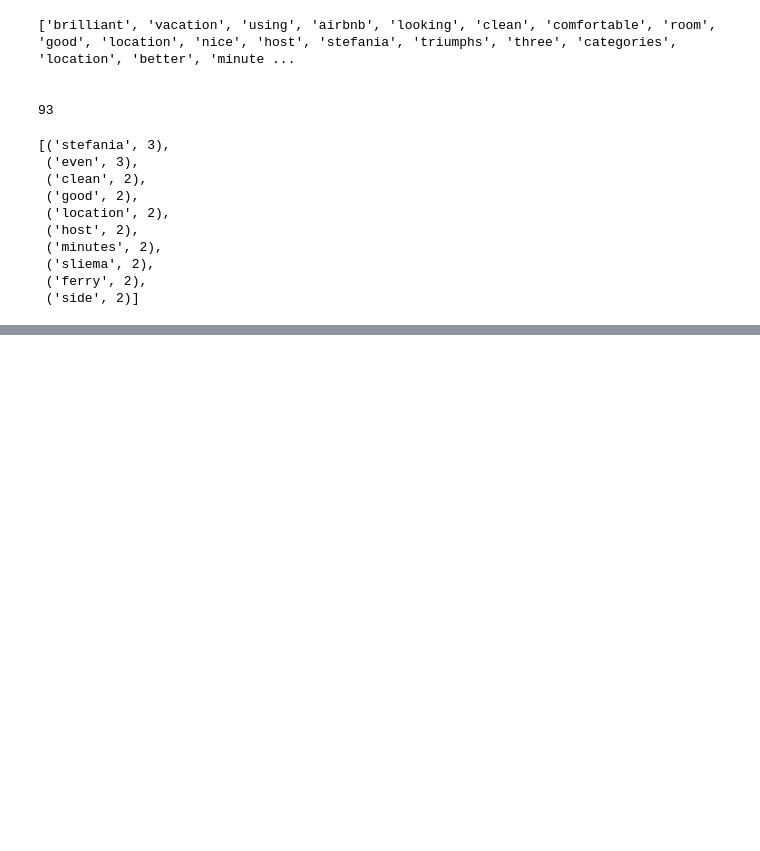
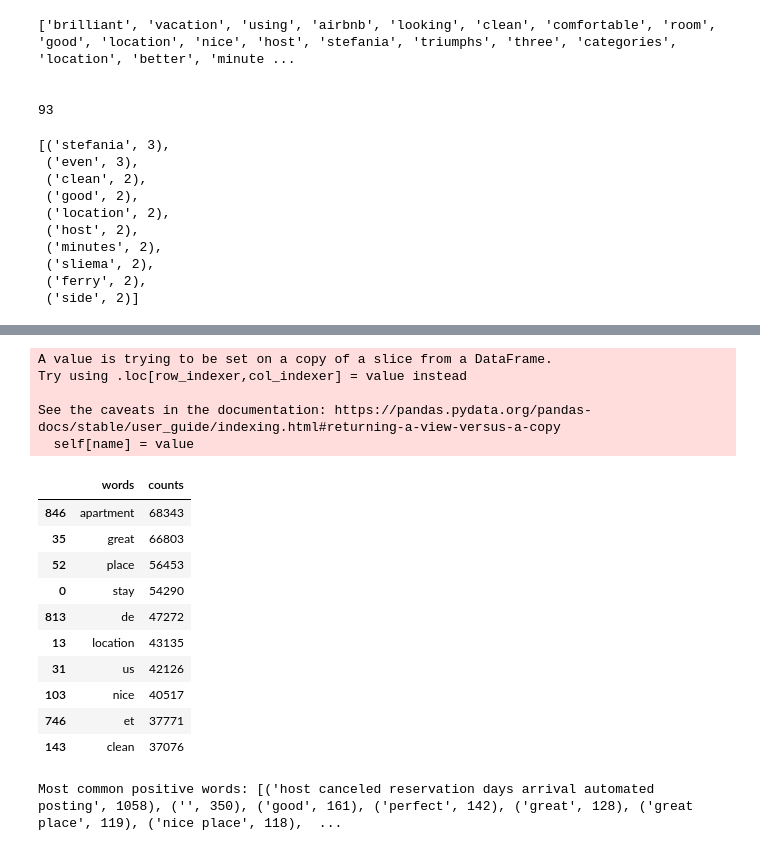
Before and after one commit to dianaionascu15/airbnb-nlp, a Jupyter notebook: airbnb_nlp.ipynb, the cells around one changed output, grey strips where cells are left out. Saved outputs shown, nothing was run; the diff lists cells and outputs as text; code cells hidden in the pictures; blank space fills up the shorter version.

Commit message:
comments analysis

```diff
--- a/airbnb_nlp.ipynb
+++ b/airbnb_nlp.ipynb
@@ -397,3 +408,8 @@ Try using .loc[row_indexer,col_indexer] = value instead
 
 See the caveats in the documentation: https://pandas.pydata.org/pandas-docs/stable/user_guide/indexing.html#returning-a-view-versus-a-copy
   reviews['comments'] = reviews['comments'].str.replace('\d+', '')
+# %%
+## Use nltk library to remove unecessary information
+stopwords = stopwords.words["english"]
+reviews.comments = reviews.comments.apply(lambda x: " ".join([i for i in x.split()
+                                            if i not in (stopwords)]))
@@ -399,0 +418,3 @@ See the caveats in the documentation: https://pandas.pydata.org/pandas-docs/stab
+# %%
+## 4. Remove punctuation (regex method)
+reviews.comments = reviews.comments.str.replace("[^\w\s]", "")
@@ -399,0 +427,3 @@ See the caveats in the documentation: https://pandas.pydata.org/pandas-docs/stab
+# %%
+reviews['comments'] = reviews['comments'].apply(lambda x: " ".join([i for i in x.split()
+                                                      if i not in (stopwords)]))
@@ -399,0 +455,40 @@ See the caveats in the documentation: https://pandas.pydata.org/pandas-docs/stab
+# %%
+## 5. Replace double spaces with single space
+reviews.comments = reviews.comments.str.replace('\s+', ' ')
+# %% [output]
+A value is trying to be set on a copy of a slice from a DataFrame.
+Try using .loc[row_indexer,col_indexer] = value instead
+
+See the caveats in the documentation: https://pandas.pydata.org/pandas-docs/stable/user_guide/indexing.html#returning-a-view-versus-a-copy
+  self[name] = value
+# %%
+## Let's make it look nicer
+feedback = reviews.comments.to_list()
+
+vec = CountVectorizer().fit(feedback)
+bag_of_words = vec.transform(feedback)
+sum_words = bag_of_words.sum(axis=0)
+words_freq = [(word, sum_words[0, idx]) for word, idx in vec.vocabulary_.items()]
+
+
+cvec_df = pd.DataFrame.from_records(words_freq, columns= ['words', 'counts']).sort_values(by="counts", ascending=False)
+cvec_df.head(10)
+# %% [output]
+|  | words | counts |
+| 846 | apartment | 68343 |
+| 35 | great | 66803 |
+| 52 | place | 56453 |
+| 0 | stay | 54290 |
+| 813 | de | 47272 |
+| 13 | location | 43135 |
+| 31 | us | 42126 |
+| 103 | nice | 40517 |
+| 746 | et | 37771 |
+| 143 | clean | 37076 |
+# %%
+import collections
+
+words_freq2 = collections.Counter(feedback)
+print("Most common positive words:", words_freq2.most_common(10))
+# %% [output]
+Most common positive words: [('host canceled reservation days arrival automated posting', 1058), ('', 350), ('good', 161), ('perfect', 142), ('great', 128), ('great place', 119), ('nice place', 118),  ...
```
Also changed, not shown: parts of 22 cells of this notebook.
